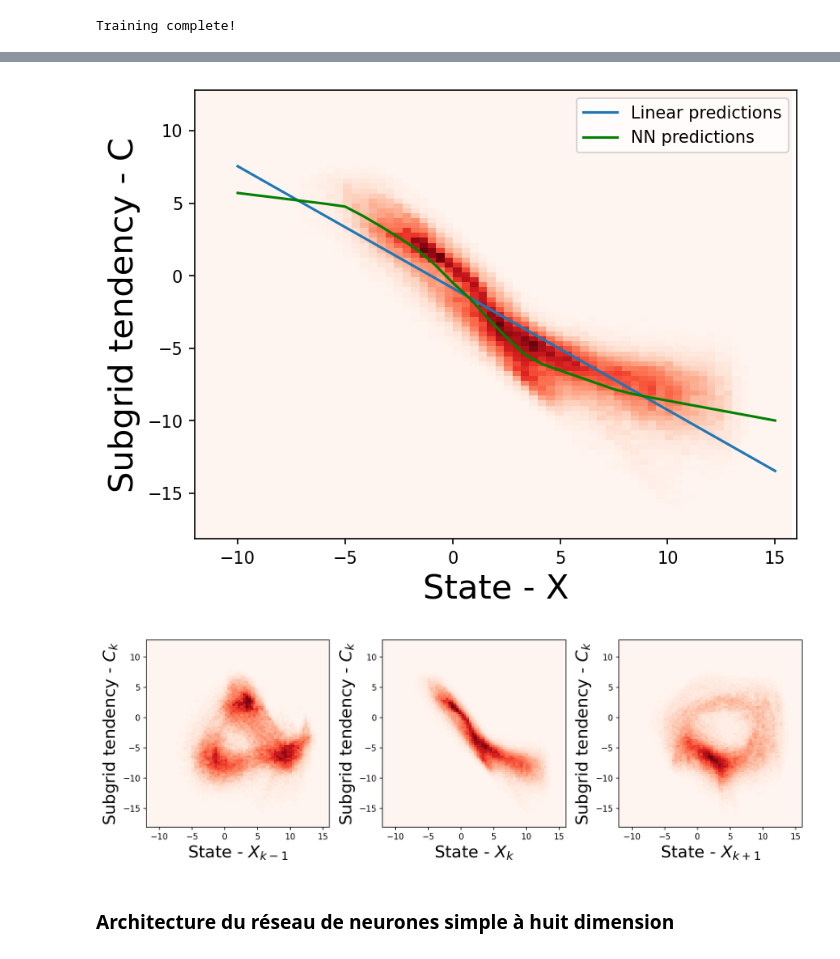
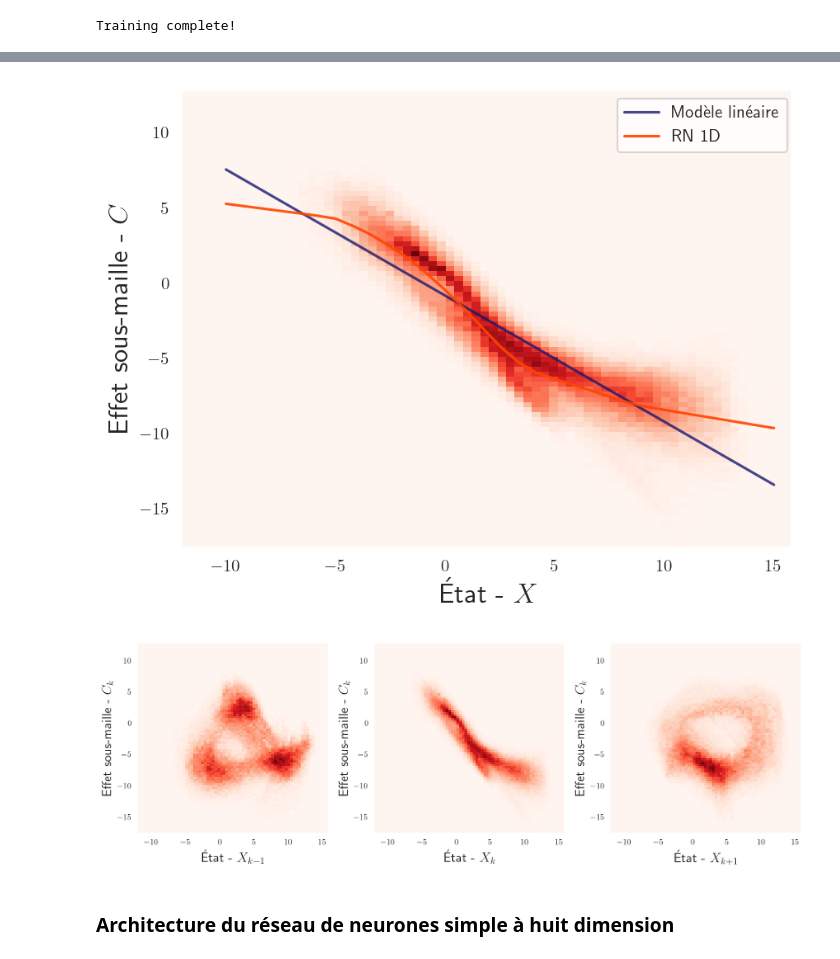
Before and after one commit to evecastonguay/laboratoire3, a Jupyter notebook: L96_Exp4_Training.ipynb, the cells around one changed output, grey strips where cells are left out. Cells and saved outputs as stored; diff of their text form; code cells hidden in the pictures.

```diff
--- a/L96_Exp4_Training.ipynb
+++ b/L96_Exp4_Training.ipynb
@@ -75,11 +81,14 @@ X_iter, subgrid_tend_iter = next(data_iterator) # Rappel: subgrid_tend_iter is x
 print("X (State):\n", X_iter)
 print("\nY (Subgrid Tendency):\n", subgrid_tend_iter)
 
+sns.set_style("darkgrid", {"axes.facecolor": "0.9"})
 plt.figure(dpi=150)
 plt.plot(X_iter, subgrid_tend_iter, ".")
-plt.xlabel("State - X", fontsize=20)
-plt.ylabel("Subgrid tendency - C", fontsize=20)
+plt.xlabel(r"État - $X$", fontsize=16)
+plt.ylabel(r"Effet sous-maille - $C$", fontsize=16)
 plt.xlim([-12, 16])
+
+plt.savefig('/Users/evecastonguay/Desktop/Labo/E_04/Figures/viz_1.png',dpi=500)
 # %% [output]
 X (State):
  tensor([ 4.1728, -1.5047,  8.8898,  ...,  5.4477, -4.0861,  0.3179])
@@ -309,20 +320,26 @@ plt.show();
 # %%
 # Faire des prédictions avec nos modèles entraînés (on reprend le test set)
 predictions_linear = linear_network(
-    torch.unsqueeze(torch.from_numpy(np.reshape(X_true_test[:, 1], -1)), 1) # Prédictions des C_k pour tout les X de test
+    torch.unsqueeze(torch.from_numpy(np.reshape(X_true_test[:, 1], -1)), 1) # Prédictions des C_k pour tous les X_1 de test (où X_k=X_8)
+    # Convertit en tenseur et lui donne bonne dimension (N,1)
 )
 predictions_nn = nn_network(
     torch.unsqueeze(torch.from_numpy(np.reshape(X_true_test[:, 1], -1)), 1)
 )
 
-
+sns.set_style("darkgrid", {"axes.facecolor": "0.9"})
 plt.figure(dpi=150)
 plt.plot(
-    predictions_linear.detach().numpy()[0:1000], label="Predicted from linear model"
+    predictions_linear.detach().numpy()[0:1000], label="Modèle linéaire", color='midnightblue', alpha=0.8 # 1000 premières prédictions
 )
-plt.plot(predictions_nn.detach().numpy()[0:1000], label="Predicted from NN model")
-plt.plot(subgrid_tend_test[:1000, 1], label="True Values", color="k", linestyle="--")
-plt.legend(fontsize=7);
+plt.plot(predictions_nn.detach().numpy()[0:1000], label="RN 1D", color='orangered', alpha=0.8)
+plt.plot(subgrid_tend_test[:1000, 1], label="Vraies valeurs", color="k", linestyle="--", linewidth=0.8)
+plt.legend(fontsize=10);
+#plt.xlabel("Numéro de valeur")
+plt.ylabel(r"$C$",fontsize=16)
 
-plt.savefig('/Users/evecastonguay/Desktop/Labo/E_04/Figures/T_predict_low.png',dpi=500)
+plt.savefig('/Users/evecastonguay/Desktop/Labo/E_04/Figures/l1_predict_initial.png',dpi=500)
+
+# Detach: "method to create a new tensor that is disconnected from the current computational graph", so that no gradient will be calculated for it
+# https://docs.pytorch.org/docs/stable/generated/torch.Tensor.detach.html
 # %% [output]
@@ -330,44 +347,49 @@ plt.savefig('/Users/evecastonguay/Desktop/Labo/E_04/Figures/T_predict_low.png',d
 # %%
-X_points = torch.from_numpy(np.linspace(-10, 15, 31).astype(np.float32)) # On crée notre série de X
+# Visualisation de la forme de la fonction apprise par les deux modèles
+X_points = torch.from_numpy(np.linspace(-10, 15, 31).astype(np.float32)) # On reprend ici l'intervalle utilisé pour la visualisation initiale
 
 linear_pred = linear_network(torch.unsqueeze(X_points, 1)).detach().numpy() # Prédictions
 
 nn_pred = nn_network(torch.unsqueeze(X_points, 1)).detach().numpy()
 
-
+sns.set_style("darkgrid", {"axes.facecolor": "1"})
 plt.figure(dpi=150)
 plt.hist2d(np.reshape(X_true, -1), np.reshape(xy_true, -1), bins=91, cmap="Reds") # Histo 2D!
 
-plt.plot(X_points, linear_pred, "-", label="Linear predictions")
-plt.plot(X_points, nn_pred, "-", label="NN predictions", color="g")
+plt.plot(X_points, linear_pred, "-", label="Modèle linéaire", color='midnightblue', alpha=0.8)
+plt.plot(X_points, nn_pred, "-", label="RN 1D", color='orangered', alpha=0.9)
 
 plt.legend()
 plt.xlim([-12, 16])
-plt.xlabel("State - X", fontsize=20)
-plt.ylabel("Subgrid tendency - C", fontsize=20);
+plt.xlabel(r"État - $X$", fontsize=16)
+plt.ylabel(r"Effet sous-maille - $C$", fontsize=16)
+#plt.show();
+
+plt.savefig('/Users/evecastonguay/Desktop/Labo/E_04/Figures/l1_forme_fonction_initial.png',dpi=500)
 # %% [output]
-[figure, old version]
+[figure, new version]
 # %%
 # Now lets look at a nonlocal model...
 # %%
+sns.set_style("darkgrid", {"axes.facecolor": "1"})
 plt.figure(figsize=(12, 4), dpi=150)
 
 plt.subplot(131)
 plt.hist2d(
-    np.reshape(np.roll(X_true, -1, axis=1), -1),
+    np.reshape(np.roll(X_true, -1, axis=1), -1), # On a le pas de temps suivant de X, pour mêmes valeurs de xy_true
     np.reshape(xy_true, -1),
     bins=91,
     cmap="Reds",
 )
 plt.xlim([-12, 16])
-plt.xlabel("State - $X_{k-1}$", fontsize=20)
-plt.ylabel("Subgrid tendency - $C_{k}$", fontsize=20)
+plt.xlabel("État - $X_{k-1}$", fontsize=16) # Erreur? (k+1)
+plt.ylabel("Effet sous-maille - $C_k$", fontsize=16)
 
 plt.subplot(132)
 plt.hist2d(np.reshape(X_true, -1), np.reshape(xy_true, -1), bins=91, cmap="Reds")
 plt.xlim([-12, 16])
-plt.xlabel("State - $X_{k}$", fontsize=20)
-plt.ylabel("Subgrid tendency - $C_{k}$", fontsize=20)
+plt.xlabel("État - $X_{k}$", fontsize=16)
+plt.ylabel("Effet sous-maille - $C_k$", fontsize=16)
 
 plt.subplot(133)
 plt.hist2d(
@@ -377,12 +399,17 @@ plt.hist2d(
     cmap="Reds",
 )
 plt.xlim([-12, 16])
-plt.xlabel("State - $X_{k+1}$", fontsize=20)
-plt.ylabel("Subgrid tendency - $C_{k}$", fontsize=20)
+plt.xlabel("État - $X_{k+1}$", fontsize=16)
+plt.ylabel("Effet sous-maille - $C_k$", fontsize=16)
 
 plt.tight_layout()
+
+plt.savefig('/Users/evecastonguay/Desktop/Labo/E_04/Figures/relations_initial.png',dpi=500)
+
+# Roll: https://numpy.org/doc/stable/reference/generated/numpy.roll.html#numpy.roll (-1 pour dernier)
+# Reshape: "One shape dimension can be -1. In this case, the value is inferred from the length of the array and remaining dimensions"
 # %% [output]
-[figure, old version]
+[figure, new version]
 # %%
 # Training Dataset
 # ----------------
```
Also changed, not shown: parts of 18 cells of this notebook.
